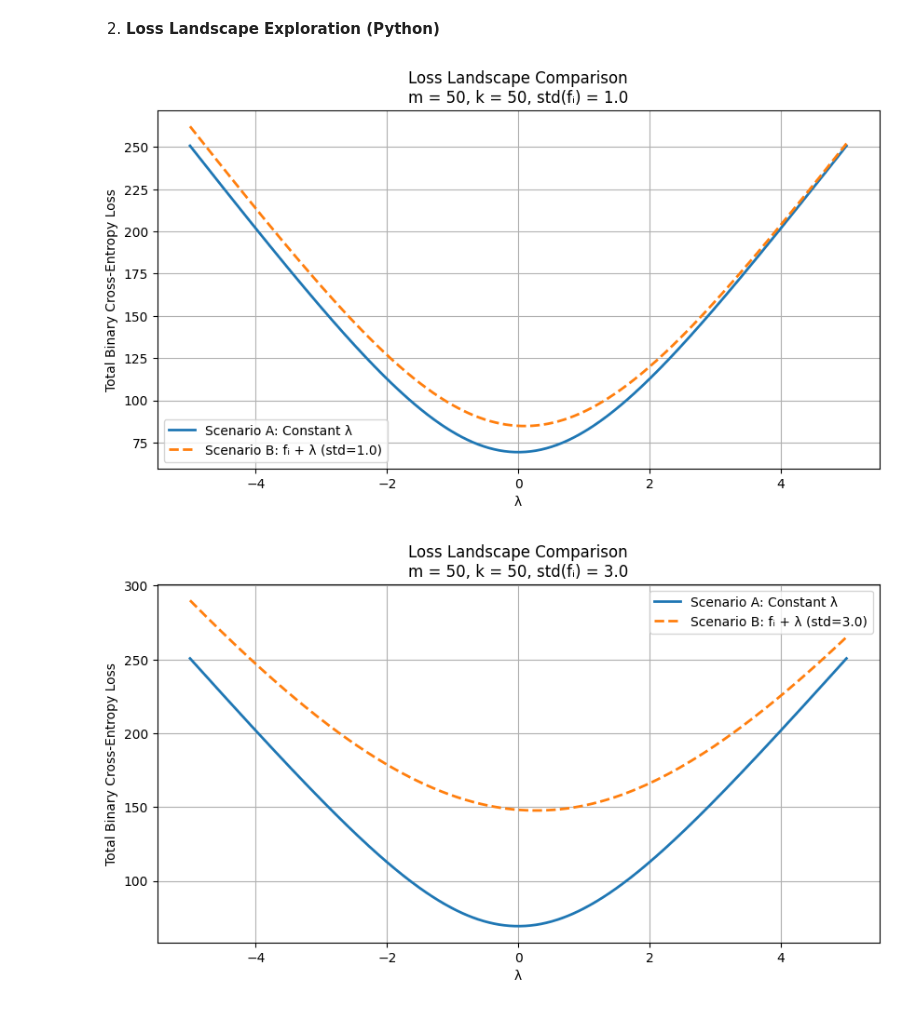
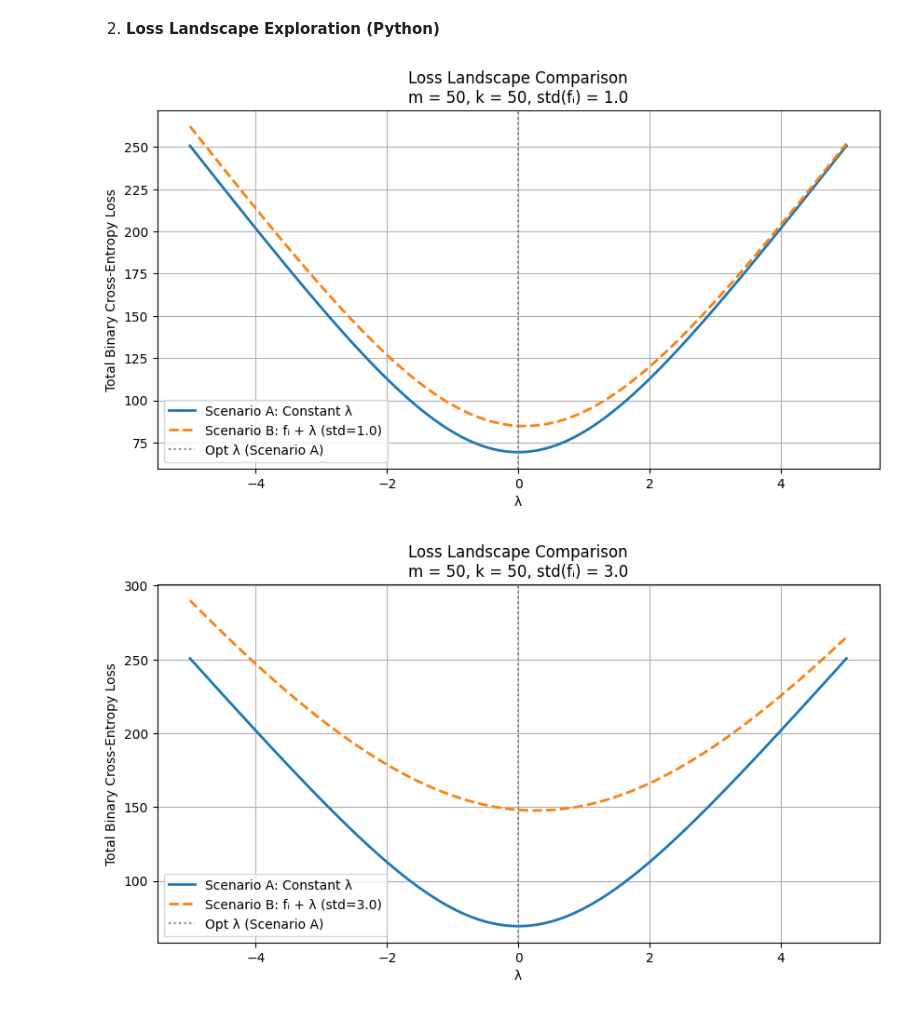
Before and after one commit to glorivaas/Machine_Learning25, a Jupyter notebook: Lab7.ipynb, the cells around one changed output. Saved outputs shown, nothing was run; the diff lists cells and outputs as text; code cells hidden in the pictures.

```diff
--- a/Lab7.ipynb
+++ b/Lab7.ipynb
@@ -133,32 +133,37 @@ def run_loss_landscape_experiment(m, k, std_fi, n_points=500):
     y = np.array([1]*m + [0]*k)
     np.random.seed(42)
     f = np.random.normal(loc=0.0, scale=std_fi, size=n)
 
     lambda_vals = np.linspace(-5, 5, n_points)
 
     loss_a = [np.sum(binary_cross_entropy(y, np.full(n, lam))) for lam in lambda_vals]
 
     loss_b = [np.sum(binary_cross_entropy(y, f + lam)) for lam in lambda_vals]
 
     plt.figure(figsize=(10, 5))
     plt.plot(lambda_vals, loss_a, label="Scenario A: Constant λ", linewidth=2)
     plt.plot(lambda_vals, loss_b, label=f"Scenario B: fᵢ + λ (std={std_fi})", linewidth=2, linestyle='--')
     plt.title(f"Loss Landscape Comparison\nm = {m}, k = {k}, std(fᵢ) = {std_fi}")
     plt.xlabel("λ")
     plt.ylabel("Total Binary Cross-Entropy Loss")
+    opt_lambda = np.log(m / k)
+    plt.axvline(opt_lambda, color='gray', linestyle=':', label='Opt λ (Scenario A)')
+
     plt.grid(True)
     plt.legend()
     plt.show()
+
+
 
 run_loss_landscape_experiment(m=50, k=50, std_fi=1.0)
 
 run_loss_landscape_experiment(m=50, k=50, std_fi=3.0)
 
 run_loss_landscape_experiment(m=80, k=20, std_fi=1.5)
 
 run_loss_landscape_experiment(m=95, k=5, std_fi=3.0)
 
 run_loss_landscape_experiment(m=10, k=10, std_fi=4.0)
 # %% [output]
-[figure, old version]
+[figure, new version]
-[figure, old version]
+[figure, new version]
```
Also changed, not shown: parts of 4 cells of this notebook.
